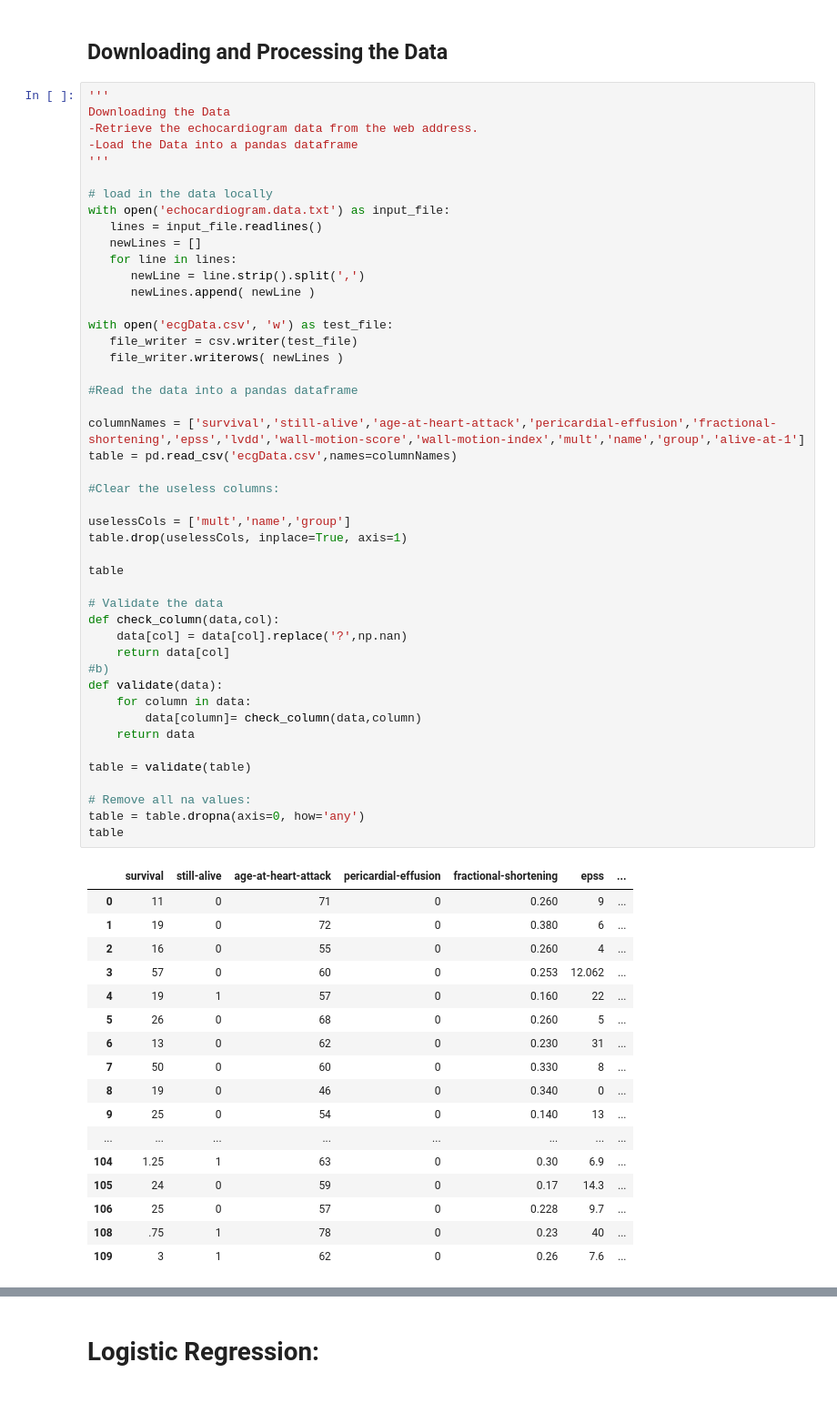
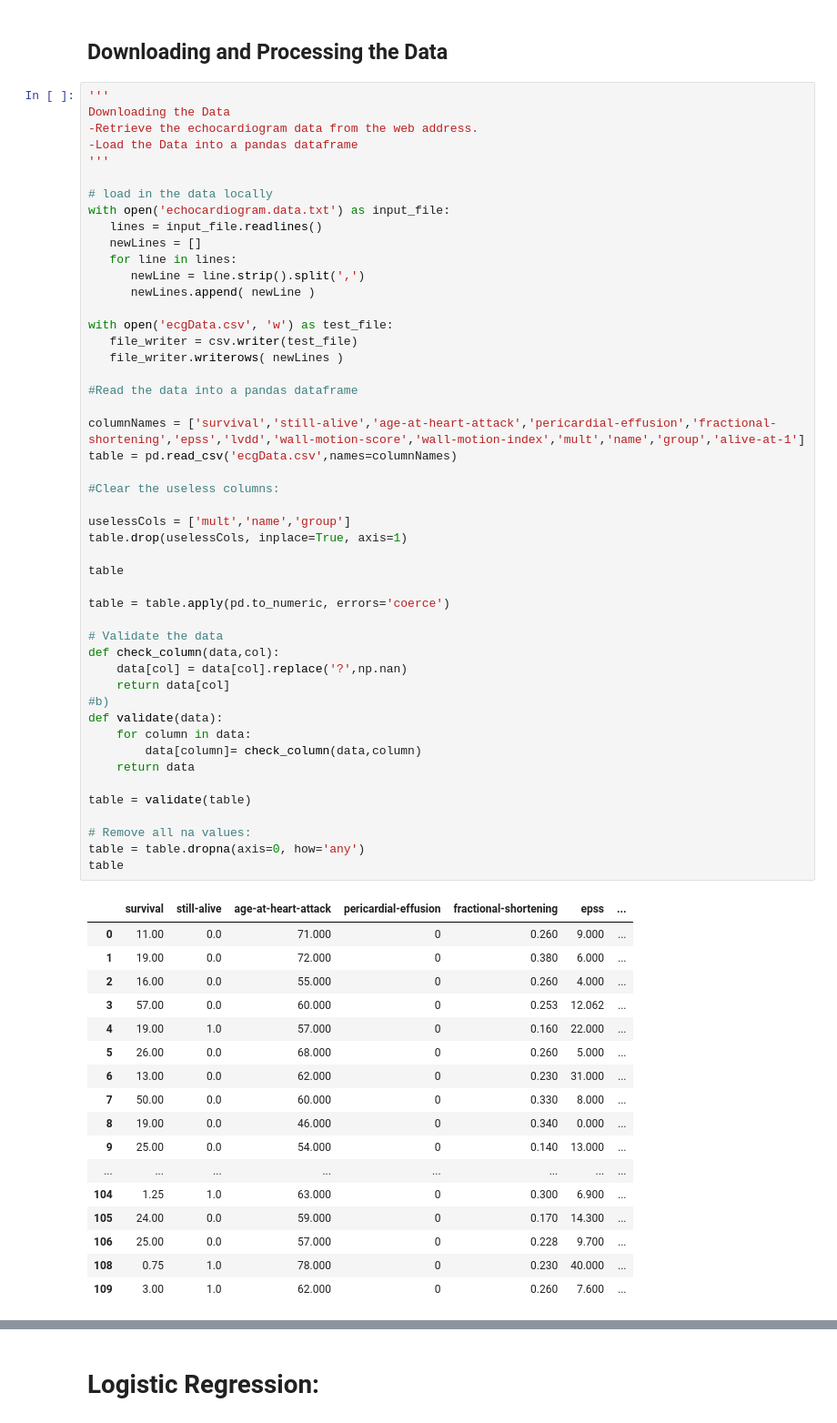
Before and after one commit to dart153/BENG-134, a Jupyter notebook: BENG 134 Final Project.ipynb, the cells around one changed output, grey strips where cells are left out. Shown at 91% size. Saved outputs shown, nothing was run; the diff lists cells and outputs as text.

```diff
--- a/BENG 134 Final Project.ipynb
+++ b/BENG 134 Final Project.ipynb
@@ -41,49 +41,51 @@ with open('ecgData.csv', 'w') as test_file:
 
 #Read the data into a pandas dataframe
 
 columnNames = ['survival','still-alive','age-at-heart-attack','pericardial-effusion','fractional-shortening','epss','lvdd','wall-motion-score','wall-motion-index','mult','name','group','alive-at-1']
 table = pd.read_csv('ecgData.csv',names=columnNames)
 
 #Clear the useless columns:
 
 uselessCols = ['mult','name','group']
 table.drop(uselessCols, inplace=True, axis=1)
 
 table
 
+table = table.apply(pd.to_numeric, errors='coerce')
+
 # Validate the data
 def check_column(data,col):
     data[col] = data[col].replace('?',np.nan)
     return data[col]
 #b)
 def validate(data):
     for column in data:
         data[column]= check_column(data,column)
     return data
 
 table = validate(table)
 
 # Remove all na values:
 table = table.dropna(axis=0, how='any')
 table
 # %% [output]
 |  | survival | still-alive | age-at-heart-attack | pericardial-effusion | fractional-shortening | epss | ... |
-| 0 | 11 | 0 | 71 | 0 | 0.260 | 9 | ... |
-| 1 | 19 | 0 | 72 | 0 | 0.380 | 6 | ... |
-| 2 | 16 | 0 | 55 | 0 | 0.260 | 4 | ... |
-| 3 | 57 | 0 | 60 | 0 | 0.253 | 12.062 | ... |
-| 4 | 19 | 1 | 57 | 0 | 0.160 | 22 | ... |
-| 5 | 26 | 0 | 68 | 0 | 0.260 | 5 | ... |
-| 6 | 13 | 0 | 62 | 0 | 0.230 | 31 | ... |
-| 7 | 50 | 0 | 60 | 0 | 0.330 | 8 | ... |
-| 8 | 19 | 0 | 46 | 0 | 0.340 | 0 | ... |
-| 9 | 25 | 0 | 54 | 0 | 0.140 | 13 | ... |
+| 0 | 11.00 | 0.0 | 71.000 | 0 | 0.260 | 9.000 | ... |
+| 1 | 19.00 | 0.0 | 72.000 | 0 | 0.380 | 6.000 | ... |
+| 2 | 16.00 | 0.0 | 55.000 | 0 | 0.260 | 4.000 | ... |
+| 3 | 57.00 | 0.0 | 60.000 | 0 | 0.253 | 12.062 | ... |
+| 4 | 19.00 | 1.0 | 57.000 | 0 | 0.160 | 22.000 | ... |
+| 5 | 26.00 | 0.0 | 68.000 | 0 | 0.260 | 5.000 | ... |
+| 6 | 13.00 | 0.0 | 62.000 | 0 | 0.230 | 31.000 | ... |
+| 7 | 50.00 | 0.0 | 60.000 | 0 | 0.330 | 8.000 | ... |
+| 8 | 19.00 | 0.0 | 46.000 | 0 | 0.340 | 0.000 | ... |
+| 9 | 25.00 | 0.0 | 54.000 | 0 | 0.140 | 13.000 | ... |
 | ... | ... | ... | ... | ... | ... | ... | ... |
-| 104 | 1.25 | 1 | 63 | 0 | 0.30 | 6.9 | ... |
-| 105 | 24 | 0 | 59 | 0 | 0.17 | 14.3 | ... |
-| 106 | 25 | 0 | 57 | 0 | 0.228 | 9.7 | ... |
-| 108 | .75 | 1 | 78 | 0 | 0.23 | 40 | ... |
-| 109 | 3 | 1 | 62 | 0 | 0.26 | 7.6 | ... |
+| 104 | 1.25 | 1.0 | 63.000 | 0 | 0.300 | 6.900 | ... |
+| 105 | 24.00 | 0.0 | 59.000 | 0 | 0.170 | 14.300 | ... |
+| 106 | 25.00 | 0.0 | 57.000 | 0 | 0.228 | 9.700 | ... |
+| 108 | 0.75 | 1.0 | 78.000 | 0 | 0.230 | 40.000 | ... |
+| 109 | 3.00 | 1.0 | 62.000 | 0 | 0.260 | 7.600 | ... |
 61 rows × 10 columns
 # %% [markdown]
 # Logistic Regression:
```
Also changed, not shown: parts of 3 cells of this notebook.
